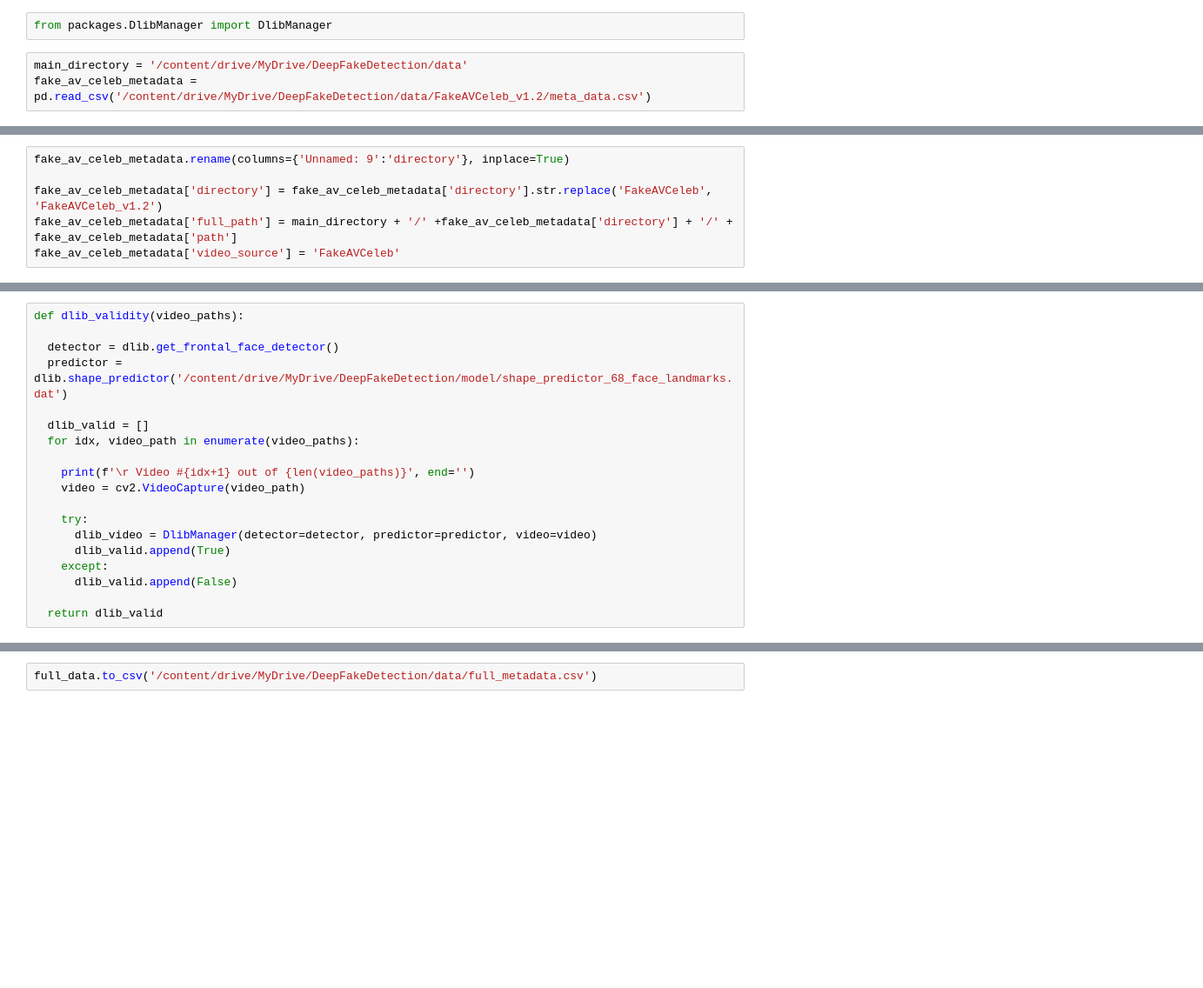
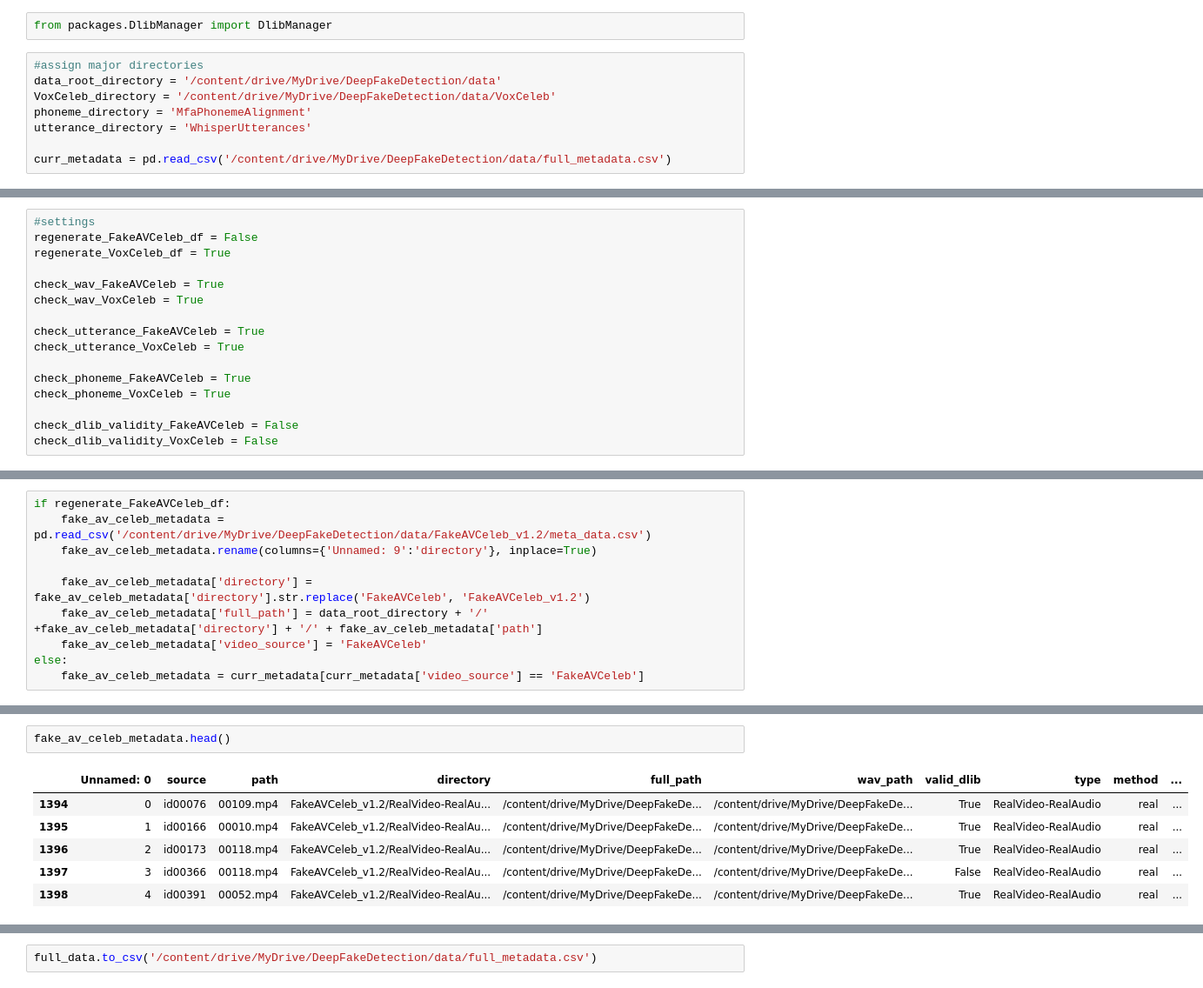
Before and after one commit to romitbarua/MultiModalDeepFake, a Jupyter notebook: UtilityNotebooks/GenerateMetadataFile.ipynb, the cells around one changed output, grey strips where cells are left out. Shown at 87% size. Drawn from its saved outputs; the diff is of its cells as text; blank space fills up the shorter version.

Commit message:
Updated for new utterance and phoneme files

```diff
--- a/UtilityNotebooks/GenerateMetadataFile.ipynb
+++ b/UtilityNotebooks/GenerateMetadataFile.ipynb
@@ -25,5 +28,10 @@ Successfully installed DeepFake-0.1.0
 # %%
 from packages.DlibManager import DlibManager
 # %%
-main_directory = '/content/drive/MyDrive/DeepFakeDetection/data'
-fake_av_celeb_metadata = pd.read_csv('/content/drive/MyDrive/DeepFakeDetection/data/FakeAVCeleb_v1.2/meta_data.csv')
+#assign major directories
+data_root_directory = '/content/drive/MyDrive/DeepFakeDetection/data'
+VoxCeleb_directory = '/content/drive/MyDrive/DeepFakeDetection/data/VoxCeleb'
+phoneme_directory = 'MfaPhonemeAlignment'
+utterance_directory = 'WhisperUtterances'
+
+curr_metadata = pd.read_csv('/content/drive/MyDrive/DeepFakeDetection/data/full_metadata.csv')
@@ -31,0 +38,16 @@ check_dlib_validity = False
+# %%
+#settings
+regenerate_FakeAVCeleb_df = False
+regenerate_VoxCeleb_df = True
+
+check_wav_FakeAVCeleb = True
+check_wav_VoxCeleb = True
+
+check_utterance_FakeAVCeleb = True
+check_utterance_VoxCeleb = True
+
+check_phoneme_FakeAVCeleb = True
+check_phoneme_VoxCeleb = True
+
+check_dlib_validity_FakeAVCeleb = False
+check_dlib_validity_VoxCeleb = False
@@ -32,6 +74,10 @@ check_dlib_validity = False
 # %%
-fake_av_celeb_metadata.rename(columns={'Unnamed: 9':'directory'}, inplace=True)
+if regenerate_FakeAVCeleb_df:
+    fake_av_celeb_metadata = pd.read_csv('/content/drive/MyDrive/DeepFakeDetection/data/FakeAVCeleb_v1.2/meta_data.csv')
+    fake_av_celeb_metadata.rename(columns={'Unnamed: 9':'directory'}, inplace=True)
 
-fake_av_celeb_metadata['directory'] = fake_av_celeb_metadata['directory'].str.replace('FakeAVCeleb', 'FakeAVCeleb_v1.2')
-fake_av_celeb_metadata['full_path'] = main_directory + '/' +fake_av_celeb_metadata['directory'] + '/' + fake_av_celeb_metadata['path']
-fake_av_celeb_metadata['video_source'] = 'FakeAVCeleb'
+    fake_av_celeb_metadata['directory'] = fake_av_celeb_metadata['directory'].str.replace('FakeAVCeleb', 'FakeAVCeleb_v1.2')
+    fake_av_celeb_metadata['full_path'] = data_root_directory + '/' +fake_av_celeb_metadata['directory'] + '/' + fake_av_celeb_metadata['path']
+    fake_av_celeb_metadata['video_source'] = 'FakeAVCeleb'
+else:
+    fake_av_celeb_metadata = curr_metadata[curr_metadata['video_source'] == 'FakeAVCeleb']
@@ -61,19 +84,9 @@ fake_av_celeb_metadata['wav_path'] = wav_paths
-# %%
-def dlib_validity(video_paths):
-
-  detector = dlib.get_frontal_face_detector()
-  predictor = dlib.shape_predictor('/content/drive/MyDrive/DeepFakeDetection/model/shape_predictor_68_face_landmarks.dat')
-
-  dlib_valid = []
-  for idx, video_path in enumerate(video_paths):
-
-    print(f'\r Video #{idx+1} out of {len(video_paths)}', end='')
-    video = cv2.VideoCapture(video_path)
-
-    try:
-      dlib_video = DlibManager(detector=detector, predictor=predictor, video=video)
-      dlib_valid.append(True)
-    except:
-      dlib_valid.append(False)
-
-  return dlib_valid
+# %%
+fake_av_celeb_metadata.head()
+# %% [output]
+|  | Unnamed: 0 | source | path | directory | full_path | wav_path | valid_dlib | type | method | ... |
+| 1394 | 0 | id00076 | 00109.mp4 | FakeAVCeleb_v1.2/RealVideo-RealAu... | /content/drive/MyDrive/DeepFakeDe... | /content/drive/MyDrive/DeepFakeDe... | True | RealVideo-RealAudio | real | ... |
+| 1395 | 1 | id00166 | 00010.mp4 | FakeAVCeleb_v1.2/RealVideo-RealAu... | /content/drive/MyDrive/DeepFakeDe... | /content/drive/MyDrive/DeepFakeDe... | True | RealVideo-RealAudio | real | ... |
+| 1396 | 2 | id00173 | 00118.mp4 | FakeAVCeleb_v1.2/RealVideo-RealAu... | /content/drive/MyDrive/DeepFakeDe... | /content/drive/MyDrive/DeepFakeDe... | True | RealVideo-RealAudio | real | ... |
+| 1397 | 3 | id00366 | 00118.mp4 | FakeAVCeleb_v1.2/RealVideo-RealAu... | /content/drive/MyDrive/DeepFakeDe... | /content/drive/MyDrive/DeepFakeDe... | False | RealVideo-RealAudio | real | ... |
+| 1398 | 4 | id00391 | 00052.mp4 | FakeAVCeleb_v1.2/RealVideo-RealAu... | /content/drive/MyDrive/DeepFakeDe... | /content/drive/MyDrive/DeepFakeDe... | True | RealVideo-RealAudio | real | ... |
```
Also changed, not shown: parts of 17 cells of this notebook.
